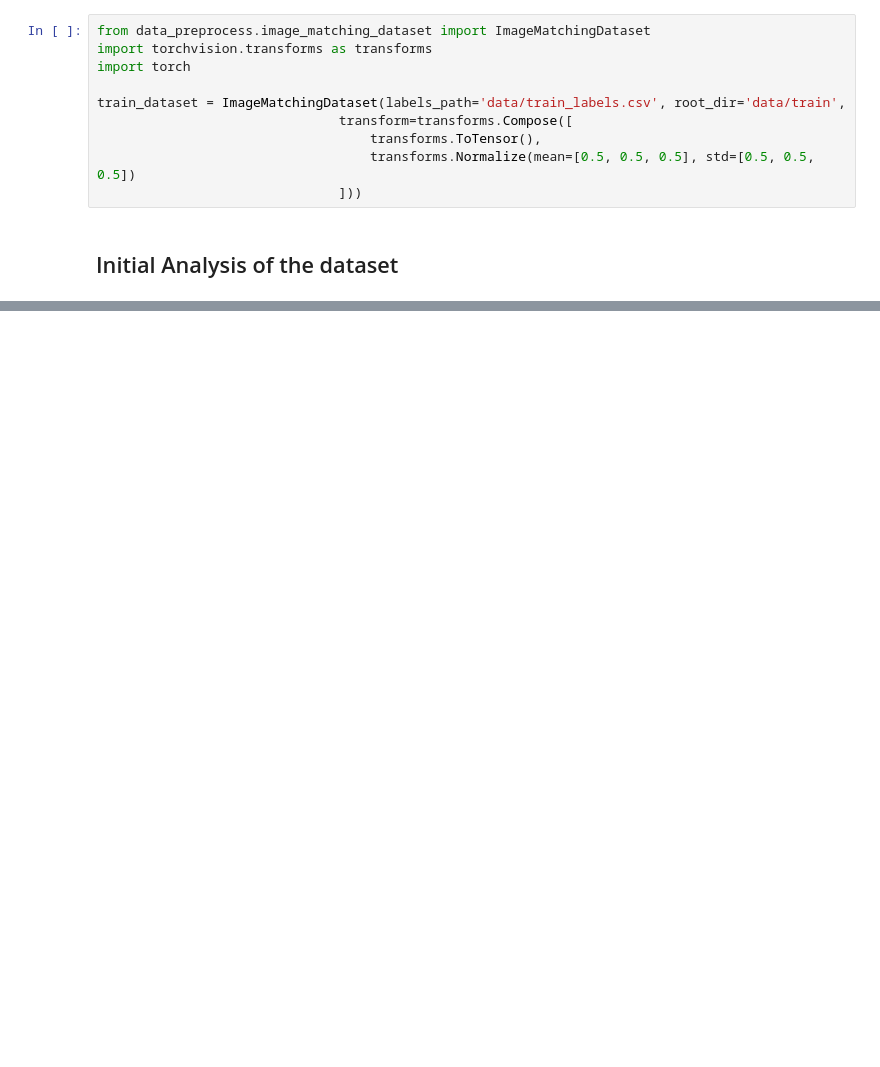
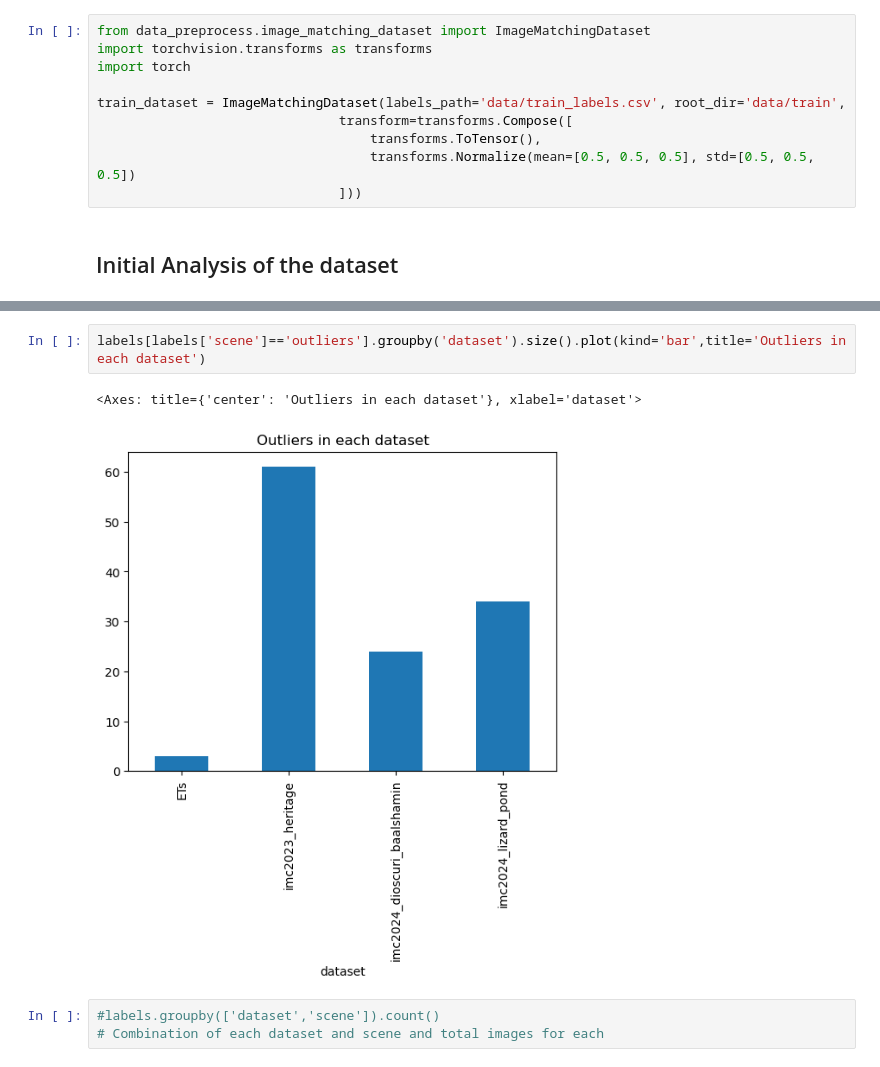
Before and after one commit to arunimaCh29/Image_matching_3d, a Jupyter notebook: image_matching.ipynb, the cells around one changed output, grey strips where cells are left out. Cells and saved outputs as stored; diff of their text form; blank space fills up the shorter version.

```diff
--- a/image_matching.ipynb
+++ b/image_matching.ipynb
@@ -17,0 +40,8 @@ train_dataset = ImageMatchingDataset(labels_path='data/train_labels.csv', root_d
+# %%
+labels[labels['scene']=='outliers'].groupby('dataset').size().plot(kind='bar',title='Outliers in each dataset')
+# %% [output]
+<Axes: title={'center': 'Outliers in each dataset'}, xlabel='dataset'>
+[figure, added]
+# %%
+#labels.groupby(['dataset','scene']).count()
+# Combination of each dataset and scene and total images for each
```
Also changed, not shown: parts of 12 cells of this notebook, 1 other file.
